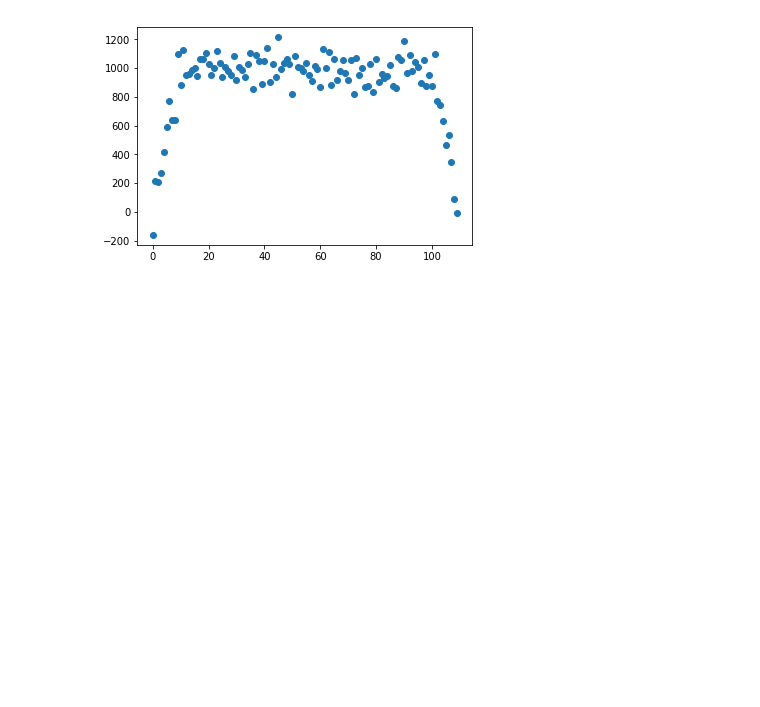
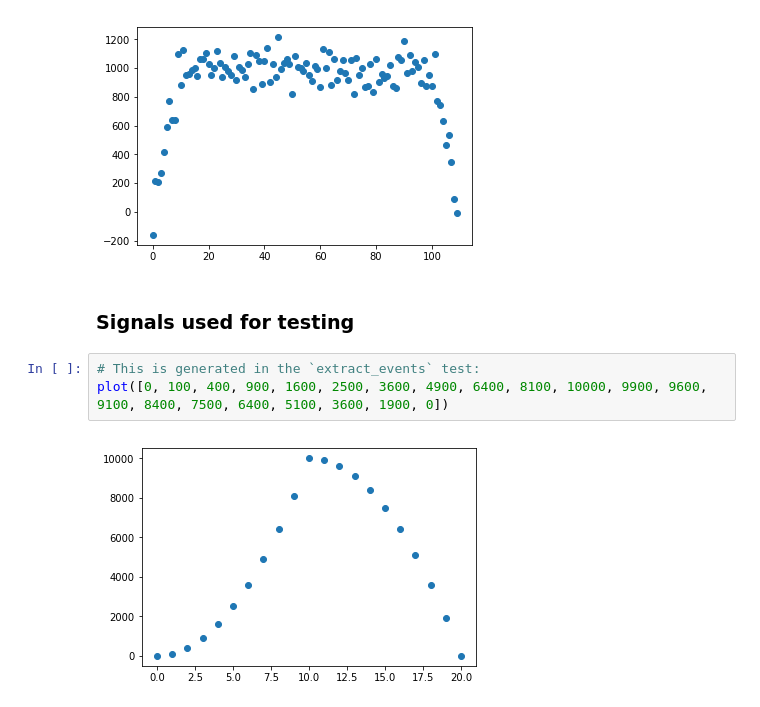
Before and after one commit to mion/shelf-analytics, a Jupyter notebook: notebooks/Signals.ipynb, the cells around one changed output. Saved outputs shown, nothing was run; the diff lists cells and outputs as text; blank space fills up the shorter version.

```diff
--- a/notebooks/Signals.ipynb
+++ b/notebooks/Signals.ipynb
@@ -45,3 +45,10 @@ long_step = make_noisy(np.array(seq), amp=0.45)
 plot(long_step)
 # %% [output]
 [figure]
+# %% [markdown]
+### Signals used for testing
+# %%
+# This is generated in the `extract_events` test:
+plot([0, 100, 400, 900, 1600, 2500, 3600, 4900, 6400, 8100, 10000, 9900, 9600, 9100, 8400, 7500, 6400, 5100, 3600, 1900, 0])
+# %% [output]
+[figure, added]
```
Also changed, not shown: parts of 1 cell of this notebook, 1 other file.
